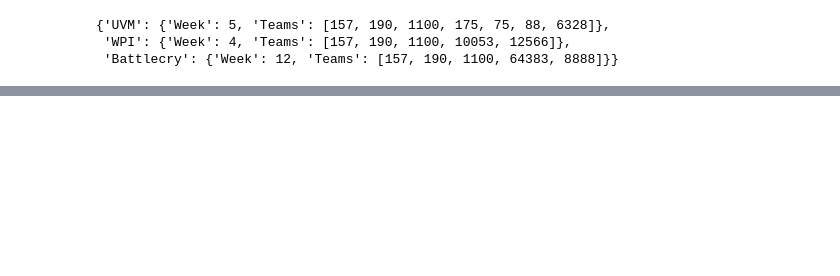
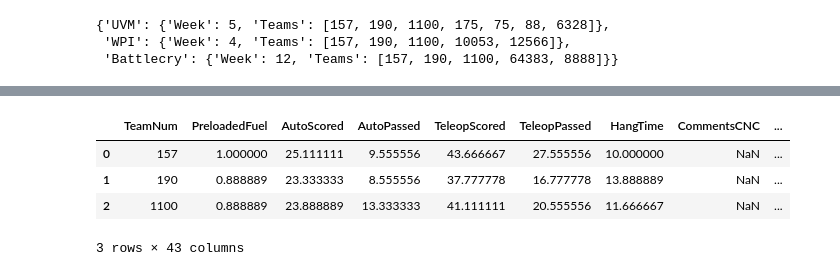
Before and after one commit to Aztechs157/Scouting2026, a Jupyter notebook: file_aggregator.ipynb, the cells around one changed output, grey strips where cells are left out. Cells and saved outputs as stored; diff of their text form; code cells hidden in the pictures; blank space fills up the shorter version.

```diff
--- a/file_aggregator.ipynb
+++ b/file_aggregator.ipynb
@@ -296,0 +376,7 @@ competition_df
+# %%
+for col in competition_df.columns:
+    if col not in ['TeamNum','MatchNum','randomNum', 'PreloadedFuel', 'CommentsCNC']:
+        try:
+            competition_df[col] = competition_df[col].astype('float64') # Convert to float64
+        except:
+            print(f"Could not convert column '{col}' to float64")
@@ -296,0 +391,11 @@ competition_df
+# %%
+competition_aggregate = competition_df.groupby('TeamNum').mean(numeric_only=True).reset_index()
+competition_aggregate['HangTotal'] = competition_aggregate['HangStatus_Level 1'] + competition_aggregate['HangStatus_Level 2'] + competition_aggregate['HangStatus_Level 3']
+competition_aggregate['PassedTotal'] = competition_aggregate['AutoPassed'] + competition_aggregate['TeleopPassed']
+competition_aggregate
+# %% [output]
+|  | TeamNum | PreloadedFuel | AutoScored | AutoPassed | TeleopScored | TeleopPassed | HangTime | CommentsCNC | ... |
+| 0 | 157 | 1.000000 | 25.111111 | 9.555556 | 43.666667 | 27.555556 | 10.000000 | NaN | ... |
+| 1 | 190 | 0.888889 | 23.333333 | 8.555556 | 37.777778 | 16.777778 | 13.888889 | NaN | ... |
+| 2 | 1100 | 0.888889 | 23.888889 | 13.333333 | 41.111111 | 20.555556 | 11.666667 | NaN | ... |
+3 rows × 43 columns
```
Also changed, not shown: parts of 14 cells of this notebook.
